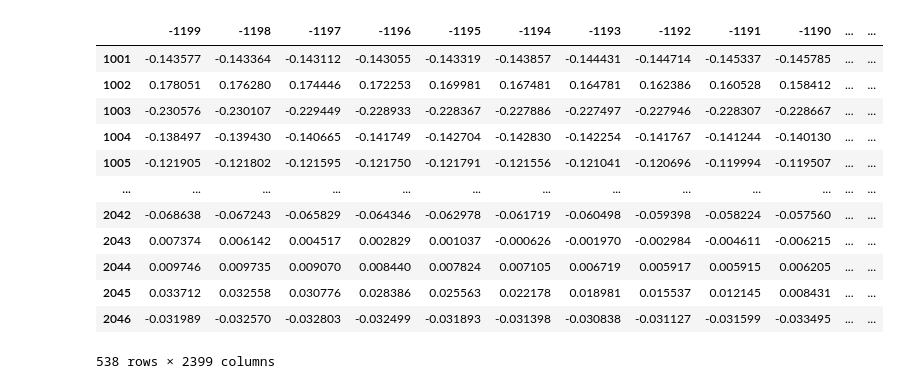
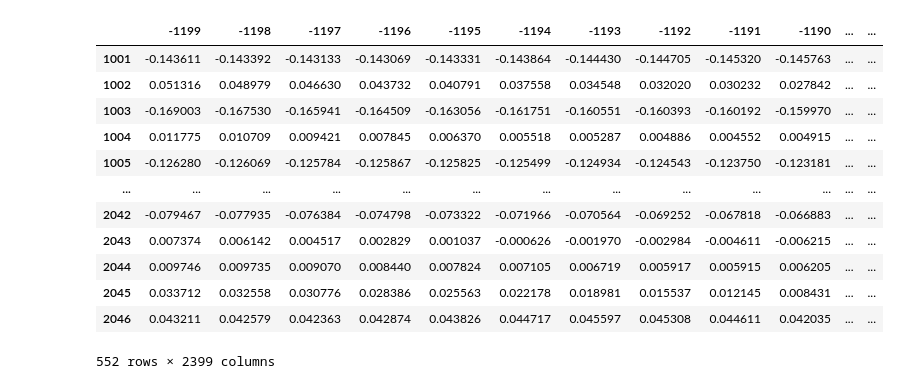
Before and after one commit to lujoselu98/TFM, a Jupyter notebook: Transformations/cc_transformations.ipynb, the cells around one changed output. Saved outputs shown, nothing was run; the diff lists cells and outputs as text; code cells hidden in the pictures.

```diff
--- a/Transformations/cc_transformations.ipynb
+++ b/Transformations/cc_transformations.ipynb
@@ -58,33 +41,32 @@ for (idx_fhr, fhr_row), (idx_uc, uc_row) in tqdm(zip(fhr.iterrows(), uc.iterrows
 # %%
 cc_data = dict()
 lags = t_utils.calc_lags(minutes=5)
 
 for (idx_fhr, fhr_row), (idx_uc, uc_row) in tqdm(zip(fhr.copy().iterrows(), uc.copy().iterrows()), total=len(uc)):
     fhr_signal = pd.Series(fhr_row.values)
     uc_signal = pd.Series(uc_row.values)
 
     cc_data[idx_fhr] = joblib.Parallel(n_jobs=8)(
-        joblib.delayed(t_utils.cc)(fhr_signal, uc_signal, lag) for lag in lags
+        joblib.delayed(t_utils.cc)(fhr_signal, uc_signal, lag, 3000) for lag in lags
     )
-# 538/538 [02:24<00:00, 3.74it/s]
+cc_df = pd.DataFrame(cc_data).T
+cc_df.columns = lags
+cc_df
+# 552/552 [05:00<00:00, 1.90it/s]
+# %% [output]
+|  | -1199 | -1198 | -1197 | -1196 | -1195 | -1194 | -1193 | -1192 | -1191 | -1190 | ... | ... |
+| 1001 | -0.143611 | -0.143392 | -0.143133 | -0.143069 | -0.143331 | -0.143864 | -0.144430 | -0.144705 | -0.145320 | -0.145763 | ... | ... |
+| 1002 | 0.051316 | 0.048979 | 0.046630 | 0.043732 | 0.040791 | 0.037558 | 0.034548 | 0.032020 | 0.030232 | 0.027842 | ... | ... |
+| 1003 | -0.169003 | -0.167530 | -0.165941 | -0.164509 | -0.163056 | -0.161751 | -0.160551 | -0.160393 | -0.160192 | -0.159970 | ... | ... |
+| 1004 | 0.011775 | 0.010709 | 0.009421 | 0.007845 | 0.006370 | 0.005518 | 0.005287 | 0.004886 | 0.004552 | 0.004915 | ... | ... |
+| 1005 | -0.126280 | -0.126069 | -0.125784 | -0.125867 | -0.125825 | -0.125499 | -0.124934 | -0.124543 | -0.123750 | -0.123181 | ... | ... |
+| ... | ... | ... | ... | ... | ... | ... | ... | ... | ... | ... | ... | ... |
+| 2042 | -0.079467 | -0.077935 | -0.076384 | -0.074798 | -0.073322 | -0.071966 | -0.070564 | -0.069252 | -0.067818 | -0.066883 | ... | ... |
+| 2043 | 0.007374 | 0.006142 | 0.004517 | 0.002829 | 0.001037 | -0.000626 | -0.001970 | -0.002984 | -0.004611 | -0.006215 | ... | ... |
+| 2044 | 0.009746 | 0.009735 | 0.009070 | 0.008440 | 0.007824 | 0.007105 | 0.006719 | 0.005917 | 0.005915 | 0.006205 | ... | ... |
+| 2045 | 0.033712 | 0.032558 | 0.030776 | 0.028386 | 0.025563 | 0.022178 | 0.018981 | 0.015537 | 0.012145 | 0.008431 | ... | ... |
+| 2046 | 0.043211 | 0.042579 | 0.042363 | 0.042874 | 0.043826 | 0.044717 | 0.045597 | 0.045308 | 0.044611 | 0.042035 | ... | ... |
+552 rows × 2399 columns
-# %%
-cc_df = pd.DataFrame(cc_data).T
-cc_df.columns = lags
-cc_df
-# %% [output]
-|  | -1199 | -1198 | -1197 | -1196 | -1195 | -1194 | -1193 | -1192 | -1191 | -1190 | ... | ... |
-| 1001 | -0.143577 | -0.143364 | -0.143112 | -0.143055 | -0.143319 | -0.143857 | -0.144431 | -0.144714 | -0.145337 | -0.145785 | ... | ... |
-| 1002 | 0.178051 | 0.176280 | 0.174446 | 0.172253 | 0.169981 | 0.167481 | 0.164781 | 0.162386 | 0.160528 | 0.158412 | ... | ... |
-| 1003 | -0.230576 | -0.230107 | -0.229449 | -0.228933 | -0.228367 | -0.227886 | -0.227497 | -0.227946 | -0.228307 | -0.228667 | ... | ... |
-| 1004 | -0.138497 | -0.139430 | -0.140665 | -0.141749 | -0.142704 | -0.142830 | -0.142254 | -0.141767 | -0.141244 | -0.140130 | ... | ... |
-| 1005 | -0.121905 | -0.121802 | -0.121595 | -0.121750 | -0.121791 | -0.121556 | -0.121041 | -0.120696 | -0.119994 | -0.119507 | ... | ... |
-| ... | ... | ... | ... | ... | ... | ... | ... | ... | ... | ... | ... | ... |
-| 2042 | -0.068638 | -0.067243 | -0.065829 | -0.064346 | -0.062978 | -0.061719 | -0.060498 | -0.059398 | -0.058224 | -0.057560 | ... | ... |
-| 2043 | 0.007374 | 0.006142 | 0.004517 | 0.002829 | 0.001037 | -0.000626 | -0.001970 | -0.002984 | -0.004611 | -0.006215 | ... | ... |
-| 2044 | 0.009746 | 0.009735 | 0.009070 | 0.008440 | 0.007824 | 0.007105 | 0.006719 | 0.005917 | 0.005915 | 0.006205 | ... | ... |
-| 2045 | 0.033712 | 0.032558 | 0.030776 | 0.028386 | 0.025563 | 0.022178 | 0.018981 | 0.015537 | 0.012145 | 0.008431 | ... | ... |
-| 2046 | -0.031989 | -0.032570 | -0.032803 | -0.032499 | -0.031893 | -0.031398 | -0.030838 | -0.031127 | -0.031599 | -0.033495 | ... | ... |
-538 rows × 2399 columns
 # %%
 bad_idx = cc_df.index[cc_df.isna().sum(axis=1) != 0]
 bad_idx
```
Also changed, not shown: parts of 9 cells of this notebook, 9 other files.
